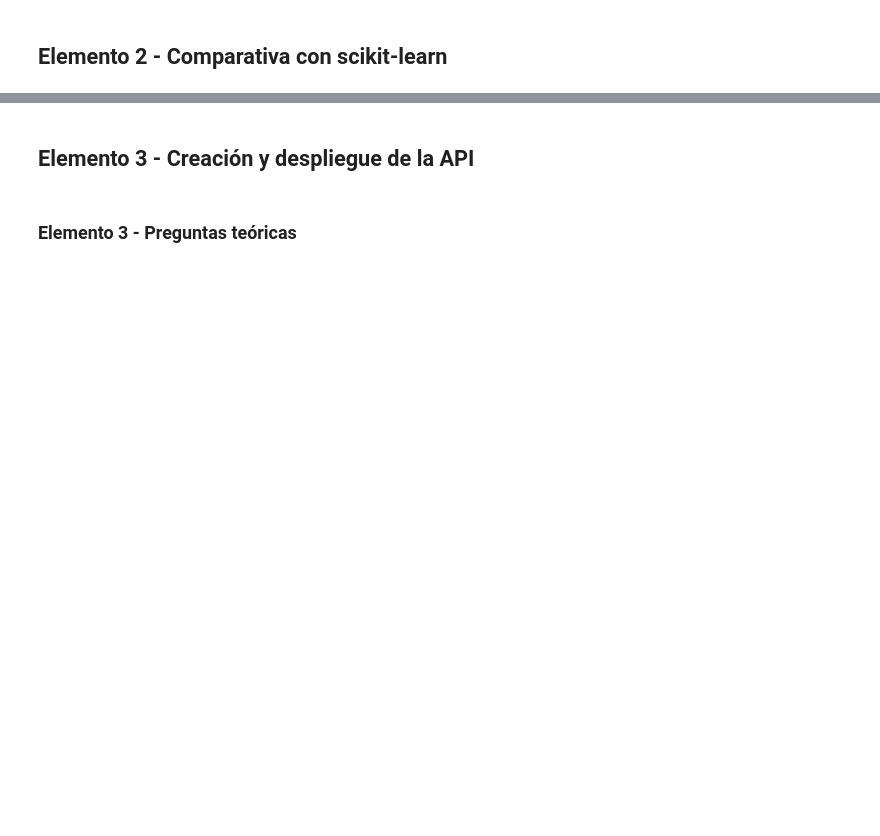
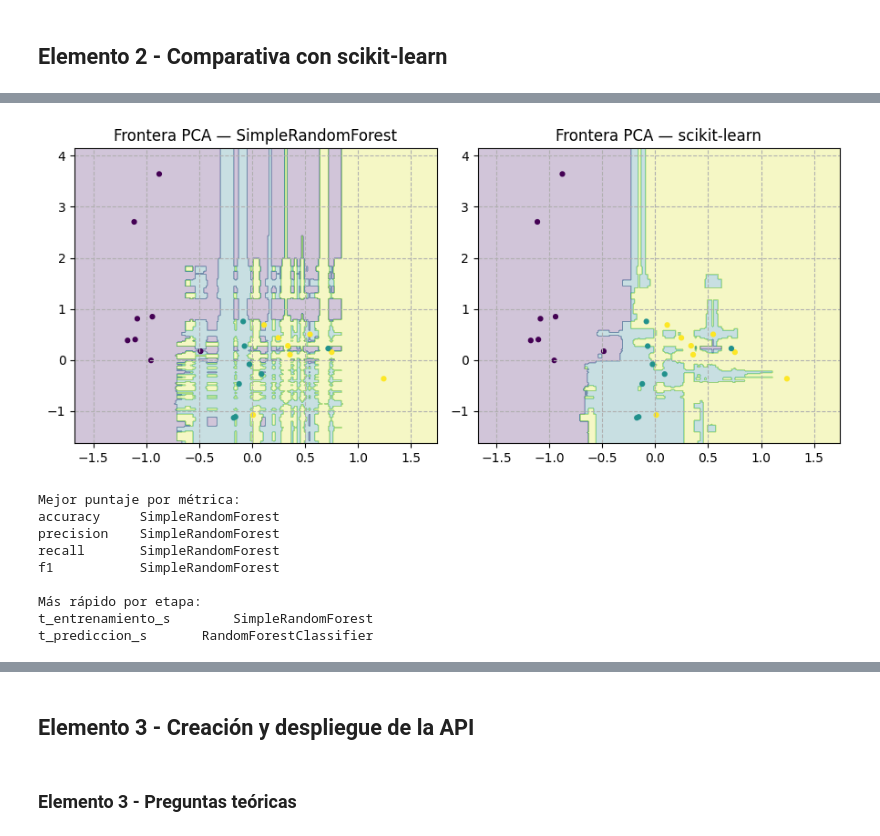
Before and after one commit to Eickyair/ensamble-api, a Jupyter notebook: notebooks/experiments.ipynb, the cells around one changed output, grey strips where cells are left out. Saved outputs shown, nothing was run; the diff lists cells and outputs as text; code cells hidden in the pictures; blank space fills up the shorter version.

```diff
--- a/notebooks/experiments.ipynb
+++ b/notebooks/experiments.ipynb
@@ -251,2 +585,37 @@ weighted avg       0.84      0.84      0.84        25
+# %%
+# Fronteras (PCA 2D) + Resumen
+Xtr_np = Xtr.values if hasattr(Xtr, "values") else Xtr
+Xte_np = Xte.values if hasattr(Xte, "values") else Xte
+
+# Se aplica PCA a 2D para visualización
+pca = PCA(n_components=2, random_state=SEED)
+Xtr2 = pca.fit_transform(Xtr_np)
+Xte2 = pca.transform(Xte_np)
+
+rf_simple_2d = SimpleRandomForest(**RF_SIMPLE).fit(Xtr2, ytr)
+rf_sklearn_2d = _e.RandomForestClassifier(**RF_SK).fit(Xtr2, ytr)
+
+fig, ax = plt.subplots(1, 2, figsize=(9, 4))
+plot_frontera(ax[0], rf_simple_2d, Xte2, yte, "Frontera PCA — SimpleRandomForest")
+plot_frontera(ax[1], rf_sklearn_2d, Xte2, yte, "Frontera PCA — scikit-learn")
+fig.tight_layout(); plt.show()
+
+# Resumen
+cmp = resumen[["accuracy", "precision", "recall", "f1", "t_entrenamiento_s", "t_prediccion_s"]]
+print("Mejor puntaje por métrica:")
+print(cmp.drop(columns=["t_entrenamiento_s", "t_prediccion_s"]).idxmax().to_string())
+print("\nMás rápido por etapa:")
+print(cmp[["t_entrenamiento_s", "t_prediccion_s"]].idxmin().to_string())
+# %% [output]
+[figure, added]
+Mejor puntaje por métrica:
+accuracy     SimpleRandomForest
+precision    SimpleRandomForest
+recall       SimpleRandomForest
+f1           SimpleRandomForest
+
+Más rápido por etapa:
+t_entrenamiento_s        SimpleRandomForest
+t_prediccion_s       RandomForestClassifier
 # %% [markdown]
 ### Elemento 2 - Preguntas teóricas
```
Also changed, not shown: parts of 15 cells of this notebook, 1 other file.
